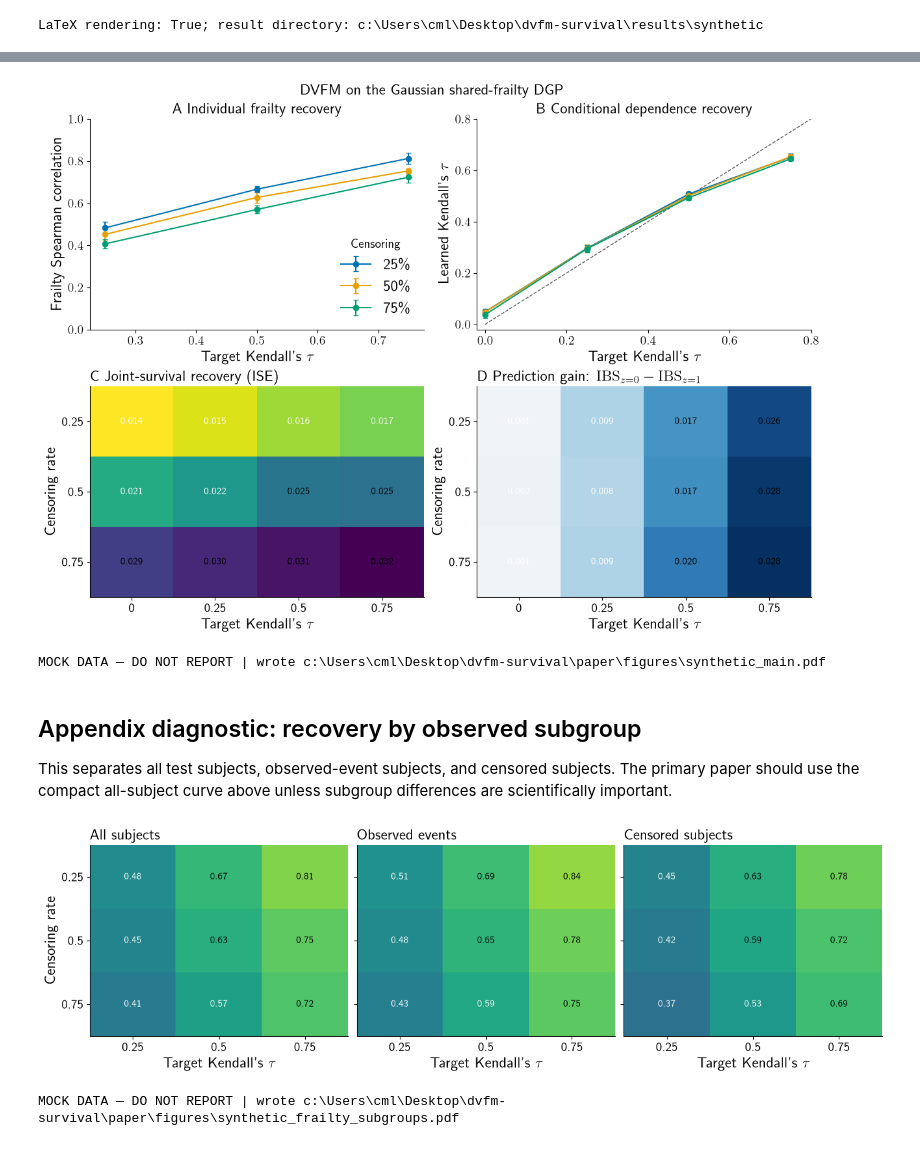
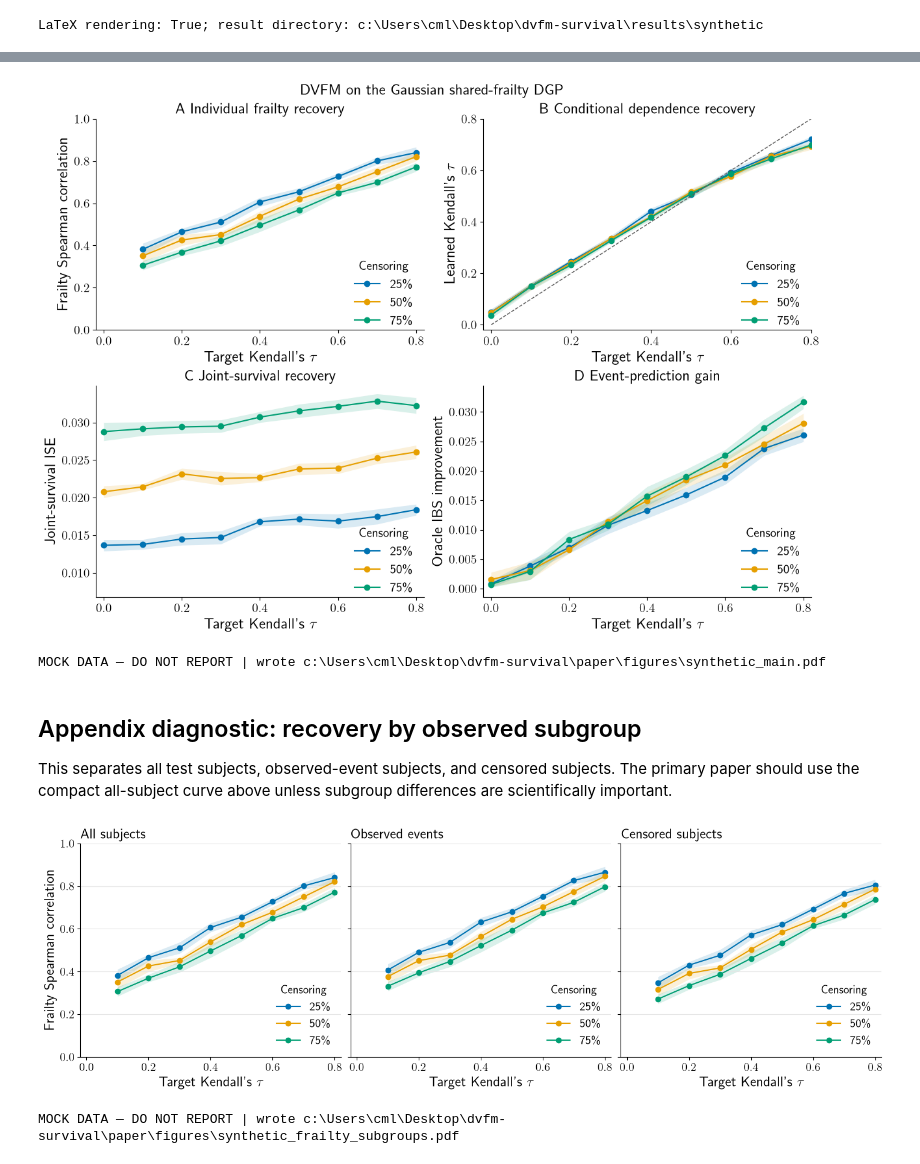
Before and after one commit to kalantari66/dvfm-survival, a Jupyter notebook: notebooks/synthetic_results_mockup.ipynb, the cells around one changed output, grey strips where cells are left out. Drawn from its saved outputs; the diff is of its cells as text; code cells hidden in the pictures.

```diff
--- a/notebooks/synthetic_results_mockup.ipynb
+++ b/notebooks/synthetic_results_mockup.ipynb
@@ -19,7 +19,7 @@ plt.rcParams.update({
     "axes.labelsize": "large",
     "axes.titlesize": "large",
     "font.size": 14.0,
-    "legend.fontsize": "large",
+    "legend.fontsize": "medium",
     "text.usetex": USE_TEX,
     "text.latex.preamble": r"\usepackage{amsfonts} \usepackage{amstext} \usepackage{bm}",
     "axes.spines.top": False,
@@ -131,34 +131,57 @@ def heatmap(frame, value, ax, title, cmap="viridis", center=None, fmt=".3f"):
 z1 = raw[pd.to_numeric(raw["latent_dim"], errors="coerce").eq(1)].copy()
 frailty_all = diagnostics[diagnostics["subgroup"].eq("all")].copy()
 frailty_summary = mean_ci(frailty_all, ["target_kendall_tau", "target_censoring_rate"], "frailty_spearman")
+frailty_summary = frailty_summary[frailty_summary["target_kendall_tau"].gt(0)].copy()
 tau_summary = mean_ci(z1, ["target_kendall_tau", "target_censoring_rate"], "learned_conditional_kendall_tau")
-joint_summary = z1.groupby(["target_kendall_tau", "target_censoring_rate"], as_index=False)["oracle_joint_survival_ise"].mean()
+joint_summary = mean_ci(z1, ["target_kendall_tau", "target_censoring_rate"], "oracle_joint_survival_ise")
 
 ibs_wide = raw.pivot_table(index=["repeat", "target_kendall_tau", "target_censoring_rate"], columns="latent_dim", values="oracle_ibs").reset_index()
 ibs_wide["oracle_ibs_gain"] = ibs_wide[0] - ibs_wide[1]
-gain_summary = ibs_wide.groupby(["target_kendall_tau", "target_censoring_rate"], as_index=False)["oracle_ibs_gain"].mean()
+gain_summary = mean_ci(ibs_wide, ["target_kendall_tau", "target_censoring_rate"], "oracle_ibs_gain")
 
 fig, axes = plt.subplots(2, 2, figsize=(12.0, 8.5), constrained_layout=True)
 colors = dict(zip((0.25, 0.50, 0.75), ("#0072B2", "#E69F00", "#009E73")))
 for censoring, part in frailty_summary.groupby("target_censoring_rate"):
-    axes[0, 0].errorbar(part["target_kendall_tau"], part["mean"], yerr=part["ci95"], marker="o", capsize=3, color=colors[censoring], label=rf"{100*censoring:.0f}\%")
-axes[0, 0].set(title="A  Individual frailty recovery", xlabel=r"Target Kendall's $\tau$", ylabel="Frailty Spearman correlation", ylim=(0, 1))
-axes[0, 0].legend(title="Censoring", frameon=False)
+    part = part.sort_values("target_kendall_tau")
+    x, mean, ci = (part[name].to_numpy(dtype=float) for name in ("target_kendall_tau", "mean", "ci95"))
+    axes[0, 0].fill_between(x, mean - ci, mean + ci, color=colors[censoring], alpha=0.15, linewidth=0)
+    axes[0, 0].plot(x, mean, marker="o", color=colors[censoring], label=rf"{100*censoring:.0f}\%")
+axes[0, 0].set(title="A  Individual frailty recovery", xlabel=r"Target Kendall's $\tau$", ylabel="Frailty Spearman correlation", xlim=(-0.02, 0.82), ylim=(0, 1))
+axes[0, 0].legend(title="Censoring", loc="lower right", frameon=False, bbox_to_anchor=(1.0, -0.04))
 
 for censoring, part in tau_summary.groupby("target_censoring_rate"):
-    axes[0, 1].errorbar(part["target_kendall_tau"], part["mean"], yerr=part["ci95"], marker="o", capsize=3, color=colors[censoring], label=rf"{100*censoring:.0f}\%")
-axes[0, 1].plot([0, 0.8], [0, 0.8], color="0.35", linestyle="--", linewidth=1, label="Perfect calibration")
+    part = part.sort_values("target_kendall_tau")
+    x, mean, ci = (part[name].to_numpy(dtype=float) for name in ("target_kendall_tau", "mean", "ci95"))
+    axes[0, 1].fill_between(x, mean - ci, mean + ci, color=colors[censoring], alpha=0.15, linewidth=0)
+    axes[0, 1].plot(x, mean, marker="o", color=colors[censoring], label=rf"{100*censoring:.0f}\%")
+axes[0, 1].plot([0, 0.8], [0, 0.8], color="0.35", linestyle="--", linewidth=1)
 axes[0, 1].set(title=r"B  Conditional dependence recovery", xlabel=r"Target Kendall's $\tau$", ylabel=r"Learned Kendall's $\tau$", xlim=(-0.02, 0.80), ylim=(-0.02, 0.80))
+axes[0, 1].legend(title="Censoring", loc="lower right", frameon=False, bbox_to_anchor=(1.0, -0.04))
 
-heatmap(joint_summary, "oracle_joint_survival_ise", axes[1, 0], "C  Joint-survival recovery (ISE)", cmap="viridis_r")
-heatmap(gain_summary, "oracle_ibs_gain", axes[1, 1], r"D  Prediction gain: $\mathrm{IBS}_{z=0}-\mathrm{IBS}_{z=1}$", cmap="RdBu", center=0)
+for censoring, part in joint_summary.groupby("target_censoring_rate"):
+    part = part.sort_values("target_kendall_tau")
+    x, mean, ci = (part[name].to_numpy(dtype=float) for name in ("target_kendall_tau", "mean", "ci95"))
+    axes[1, 0].fill_between(x, mean - ci, mean + ci, color=colors[censoring], alpha=0.15, linewidth=0)
+    axes[1, 0].plot(x, mean, marker="o", color=colors[censoring], label=rf"{100*censoring:.0f}\%")
+axes[1, 0].set(title="C  Joint-survival recovery", xlabel=r"Target Kendall's $\tau$", ylabel="Joint-survival ISE", xlim=(-0.02, 0.82))
+joint_ymin, joint_ymax = axes[1, 0].get_ylim()
+axes[1, 0].set_ylim(joint_ymin - 0.22 * (joint_ymax - joint_ymin), joint_ymax)
+axes[1, 0].legend(title="Censoring", loc="lower right", frameon=False, bbox_to_anchor=(1.0, -0.04))
+
+for censoring, part in gain_summary.groupby("target_censoring_rate"):
+    part = part.sort_values("target_kendall_tau")
+    x, mean, ci = (part[name].to_numpy(dtype=float) for name in ("target_kendall_tau", "mean", "ci95"))
+    axes[1, 1].fill_between(x, mean - ci, mean + ci, color=colors[censoring], alpha=0.15, linewidth=0)
+    axes[1, 1].plot(x, mean, marker="o", color=colors[censoring], label=rf"{100*censoring:.0f}\%")
+axes[1, 1].set(title="D  Event-prediction gain", xlabel=r"Target Kendall's $\tau$", ylabel="Oracle IBS improvement", xlim=(-0.02, 0.82))
+axes[1, 1].legend(title="Censoring", loc="lower right", frameon=False, bbox_to_anchor=(1.0, -0.04))
 fig.suptitle("DVFM on the Gaussian shared-frailty DGP", fontweight="bold")
 out = FIGURE_DIR / "synthetic_main.pdf"
 fig.savefig(out)
 plt.show()
 print(f"{DATA_SOURCE} | wrote {out}")
 # %% [output]
-[figure, old version]
+[figure, new version]
 MOCK DATA — DO NOT REPORT | wrote c:\Users\cml\Desktop\dvfm-survival\paper\figures\synthetic_main.pdf
 # %% [markdown]
 ## Appendix diagnostic: recovery by observed subgroup
@@ -166,17 +189,26 @@ MOCK DATA — DO NOT REPORT | wrote c:\Users\cml\Desktop\dvfm-survival\paper\fig
 This separates all test subjects, observed-event subjects, and censored subjects. The primary paper should use the compact all-subject curve above unless subgroup differences are scientifically important.
 # %%
 labels = {"all": "All subjects", "event_observed": "Observed events", "censored": "Censored subjects"}
-fig, axes = plt.subplots(1, 3, figsize=(13, 3.8), sharex=True, sharey=True, constrained_layout=True)
+fig, axes = plt.subplots(1, 3, figsize=(14, 4.4), sharex=True, sharey=True, constrained_layout=True)
 for ax, subgroup in zip(axes, labels):
-    part = diagnostics[diagnostics["subgroup"].eq(subgroup)].groupby(["target_kendall_tau", "target_censoring_rate"], as_index=False)["frailty_spearman"].mean()
-    matrix = part.pivot(index="target_censoring_rate", columns="target_kendall_tau", values="frailty_spearman")
-    draw_matrix(matrix, ax, labels[subgroup], fmt=".2f", vmin=0, vmax=1)
+    subgroup_rows = diagnostics[diagnostics["subgroup"].eq(subgroup) & diagnostics["target_kendall_tau"].gt(0)]
+    summary = mean_ci(subgroup_rows, ["target_kendall_tau", "target_censoring_rate"], "frailty_spearman")
+    for censoring, part in summary.groupby("target_censoring_rate"):
+        part = part.sort_values("target_kendall_tau")
+        x, mean, ci = (part[name].to_numpy(dtype=float) for name in ("target_kendall_tau", "mean", "ci95"))
+        ax.fill_between(x, mean - ci, mean + ci, color=colors[censoring], alpha=0.15, linewidth=0)
+        ax.plot(x, mean, marker="o", color=colors[censoring], label=rf"{100*censoring:.0f}\%")
+    ax.set_title(labels[subgroup], loc="left", fontweight="bold")
     ax.set_xlabel(r"Target Kendall's $\tau$")
-    ax.set_ylabel("Censoring rate" if ax is axes[0] else "")
+    ax.set_xlim(-0.02, 0.82)
+    ax.set_ylim(0, 1)
+    ax.grid(axis="y", color="0.9", linewidth=0.8)
+    ax.legend(title="Censoring", loc="lower right", frameon=False)
+axes[0].set_ylabel("Frailty Spearman correlation")
 out = FIGURE_DIR / "synthetic_frailty_subgroups.pdf"
 fig.savefig(out)
 plt.show()
 print(f"{DATA_SOURCE} | wrote {out}")
 # %% [output]
-[figure, old version]
+[figure, new version]
 MOCK DATA — DO NOT REPORT | wrote c:\Users\cml\Desktop\dvfm-survival\paper\figures\synthetic_frailty_subgroups.pdf
```
Also changed, not shown: parts of 1 cell of this notebook, 1 other file.
